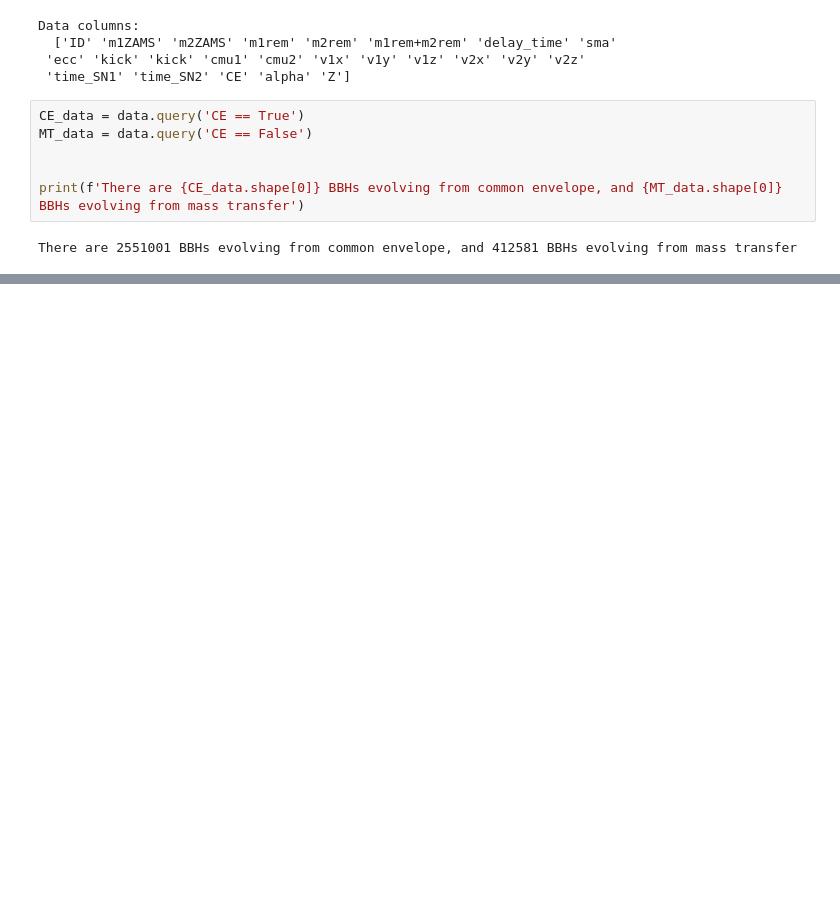
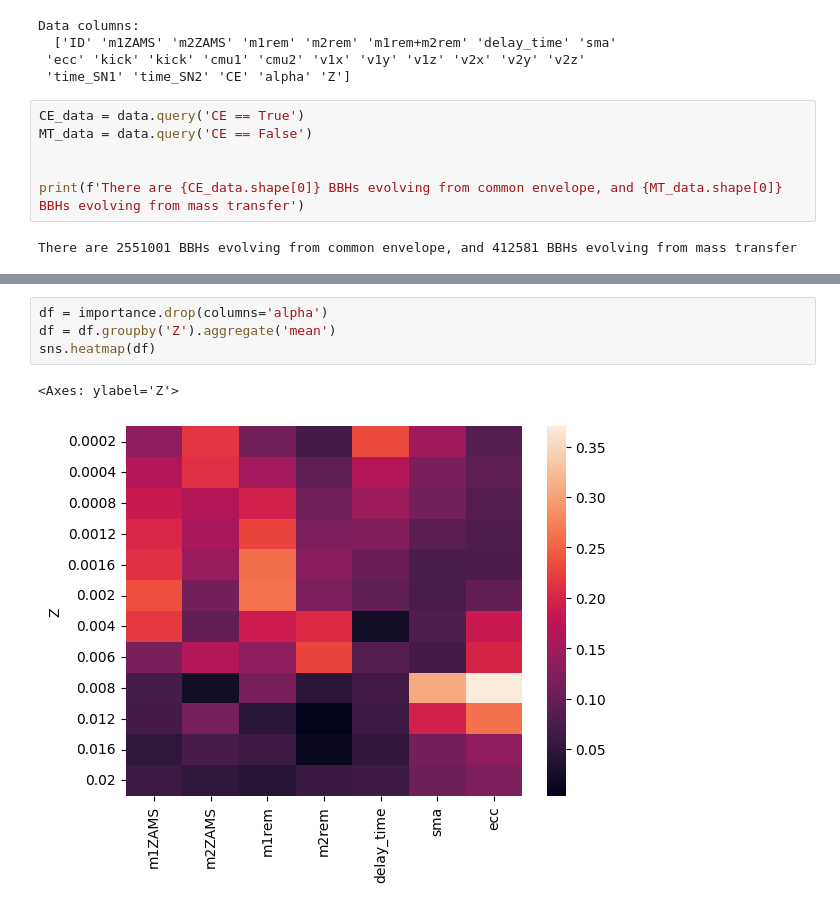
Before and after one commit to Giacomo-Menegatti/AstroLab, a Jupyter notebook: AstroLab_RandomForest.ipynb, the cells around one changed output, grey strips where cells are left out. Saved outputs shown, nothing was run; the diff lists cells and outputs as text; blank space fills up the shorter version.

```diff
--- a/AstroLab_RandomForest.ipynb
+++ b/AstroLab_RandomForest.ipynb
@@ -106,0 +254,7 @@ plt.show()
+# %%
+df = importance.drop(columns='alpha')
+df = df.groupby('Z').aggregate('mean')
+sns.heatmap(df)
+# %% [output]
+<Axes: ylabel='Z'>
+[figure, added]
```
Also changed, not shown: parts of 15 cells of this notebook.
